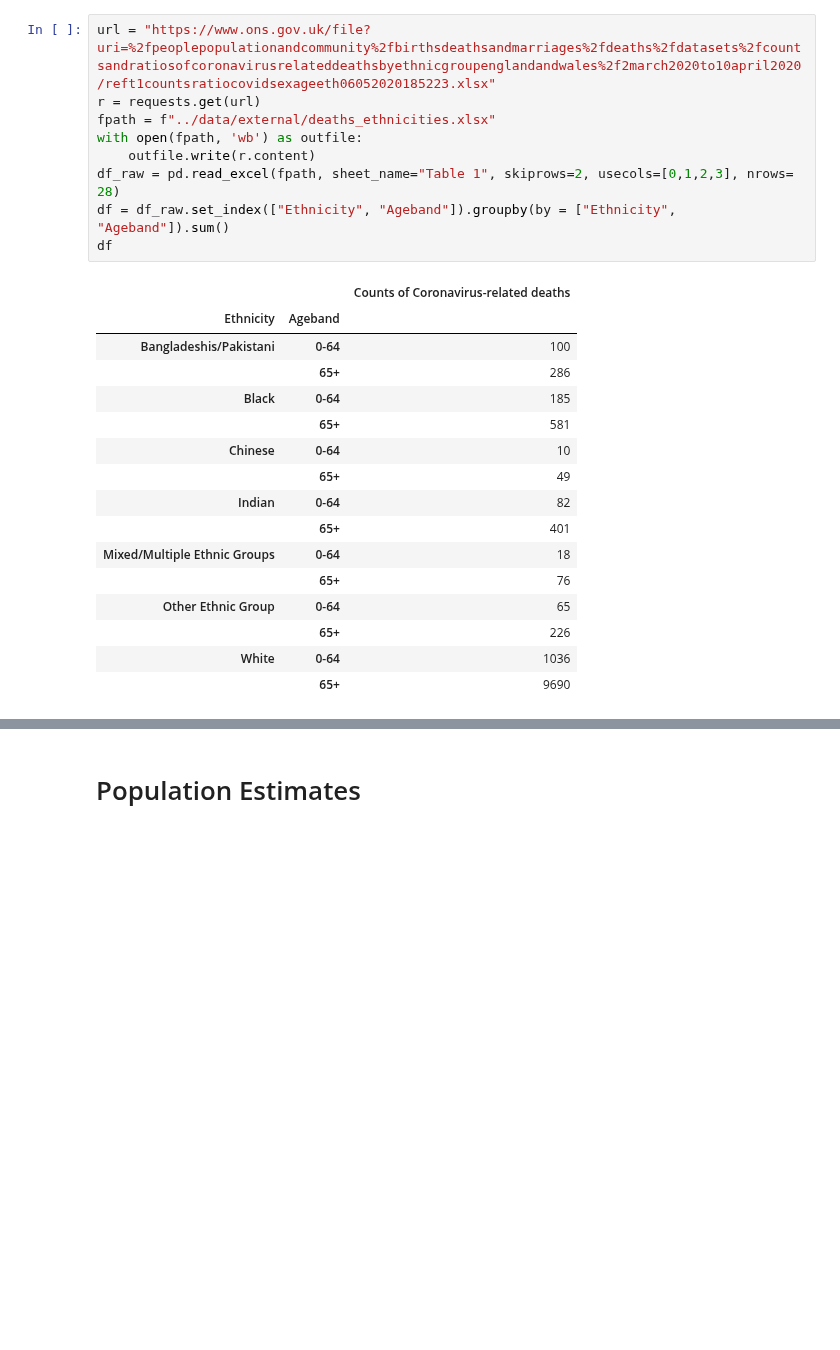
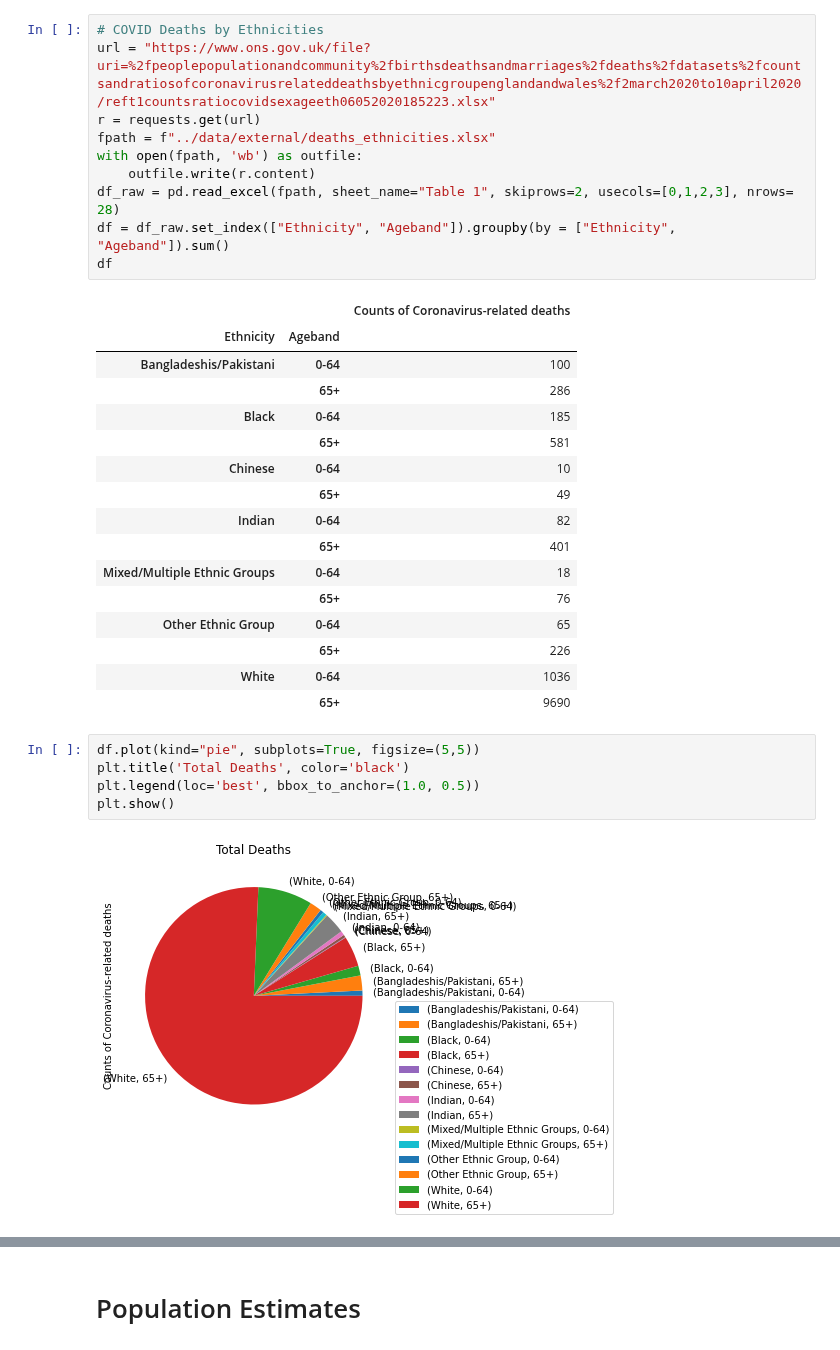
Before and after one commit to Quotennial/covid_bame, a Jupyter notebook: notebooks/simpsons_paradox.ipynb, the cells around one changed output, grey strips where cells are left out. Saved outputs shown, nothing was run; the diff lists cells and outputs as text; blank space fills up the shorter version.

```diff
--- a/notebooks/simpsons_paradox.ipynb
+++ b/notebooks/simpsons_paradox.ipynb
@@ -15,4 +75,5 @@ from altair import *
 # %%
+# COVID Deaths by Ethnicities
 url = "https://www.ons.gov.uk/file?uri=%2fpeoplepopulationandcommunity%2fbirthsdeathsandmarriages%2fdeaths%2fdatasets%2fcountsandratiosofcoronavirusrelateddeathsbyethnicgroupenglandandwales%2f2march2020to10april2020/reft1countsratiocovidsexageeth06052020185223.xlsx"
 r = requests.get(url)
 fpath = f"../data/external/deaths_ethnicities.xlsx"
@@ -38,4 +99,11 @@ df
 |  | 65+ | 226 |
 | White | 0-64 | 1036 |
 |  | 65+ | 9690 |
+# %%
+df.plot(kind="pie", subplots=True, figsize=(5,5))
+plt.title('Total Deaths', color='black')
+plt.legend(loc='best', bbox_to_anchor=(1.0, 0.5))
+plt.show()
+# %% [output]
+[figure, added]
 # %%
```
Also changed, not shown: parts of 29 cells of this notebook.
